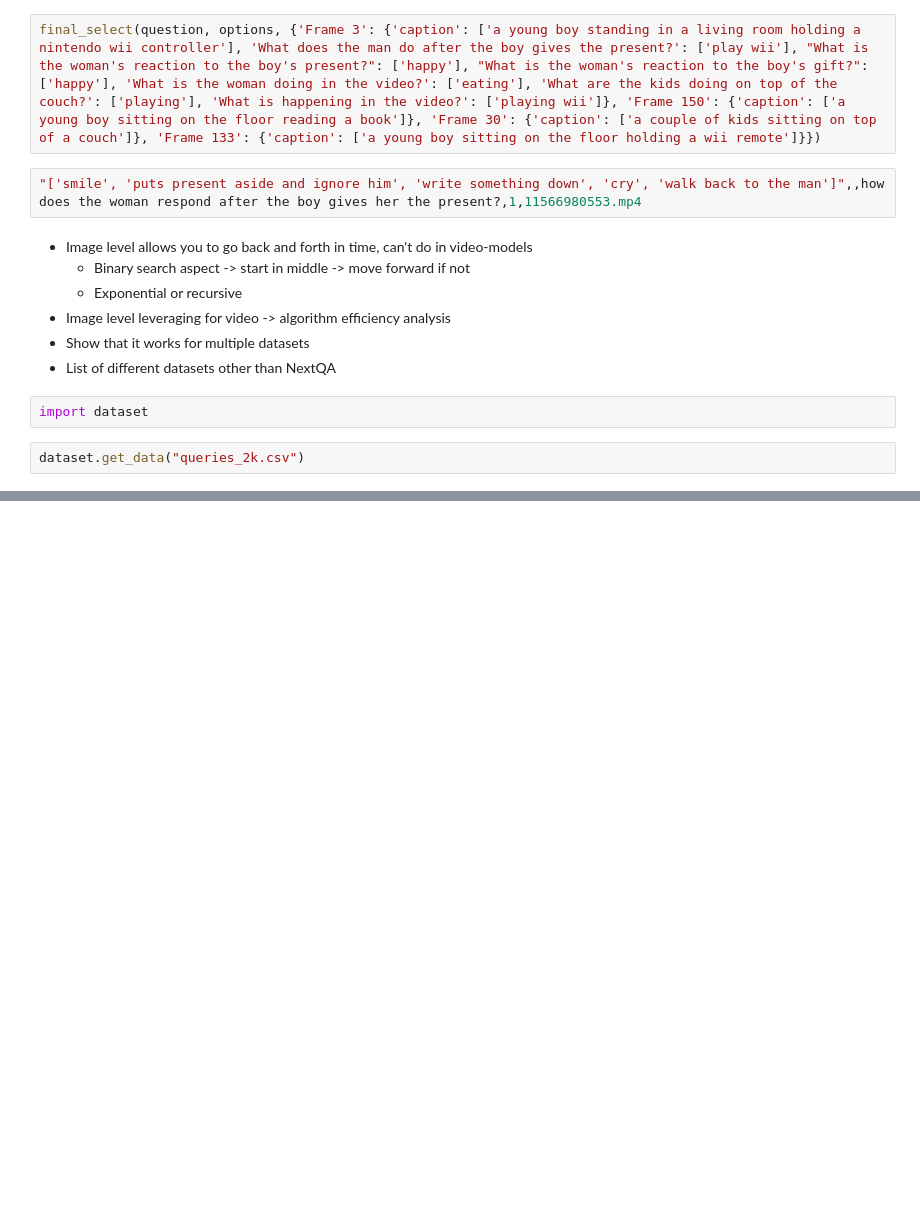
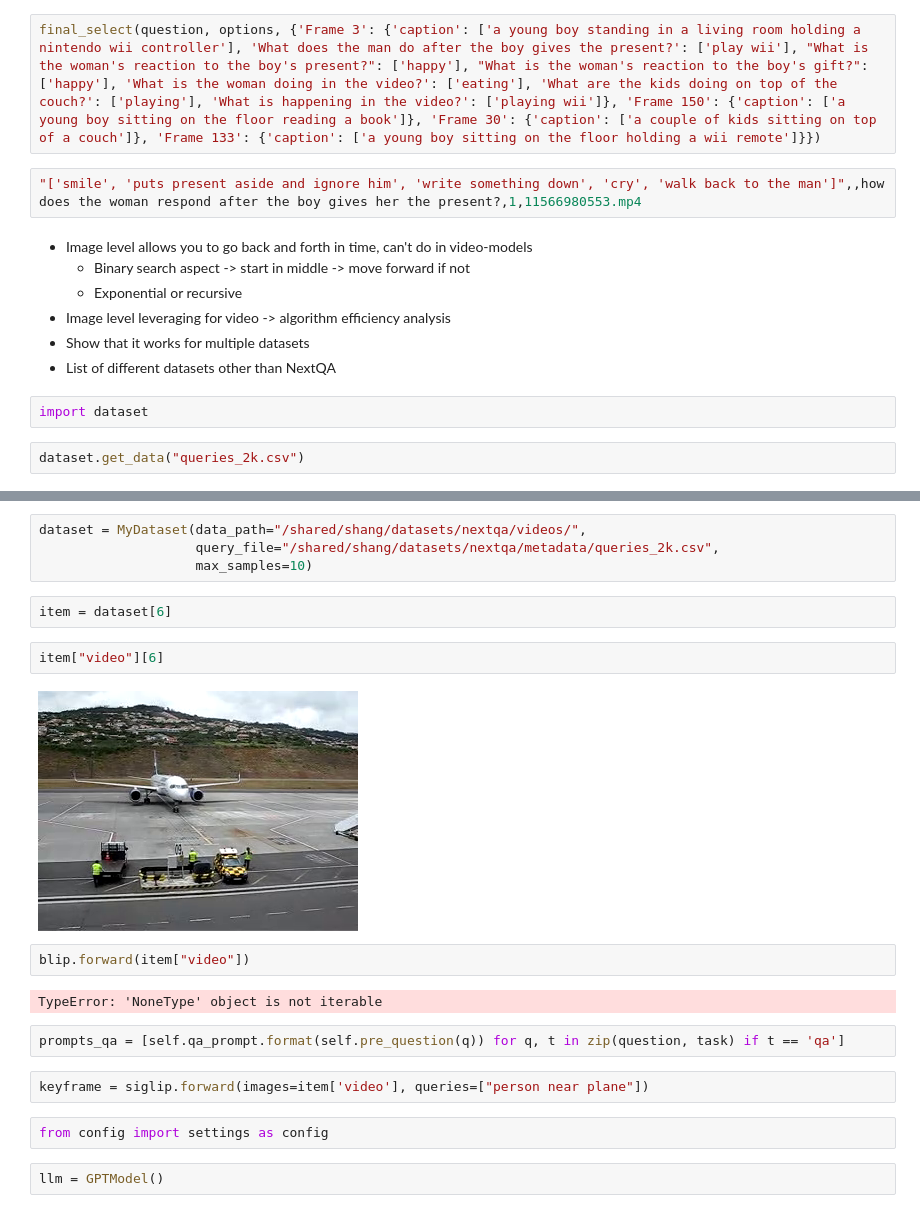
Before and after one commit to chuyishang/vidVQA, a Jupyter notebook: testing_new.ipynb, the cells around one changed output, grey strips where cells are left out. Saved outputs shown, nothing was run; the diff lists cells and outputs as text; blank space fills up the shorter version.

```diff
--- a/testing_new.ipynb
+++ b/testing_new.ipynb
@@ -505,0 +543,22 @@ dataset.get_data("queries_2k.csv")
+# %%
+dataset = MyDataset(data_path="/shared/shang/datasets/nextqa/videos/",
+                    query_file="/shared/shang/datasets/nextqa/metadata/queries_2k.csv",
+                    max_samples=10)
+# %%
+item = dataset[6]
+# %%
+item["video"][6]
+# %% [output]
+[figure, added]
+# %%
+blip.forward(item["video"])
+# %% [output]
+TypeError: 'NoneType' object is not iterable
+# %%
+prompts_qa = [self.qa_prompt.format(self.pre_question(q)) for q, t in zip(question, task) if t == 'qa']
+# %%
+keyframe = siglip.forward(images=item['video'], queries=["person near plane"])
+# %%
+from config import settings as config
+# %%
+llm = GPTModel()
```
Also changed, not shown: parts of 13 cells of this notebook, 5 other files.
